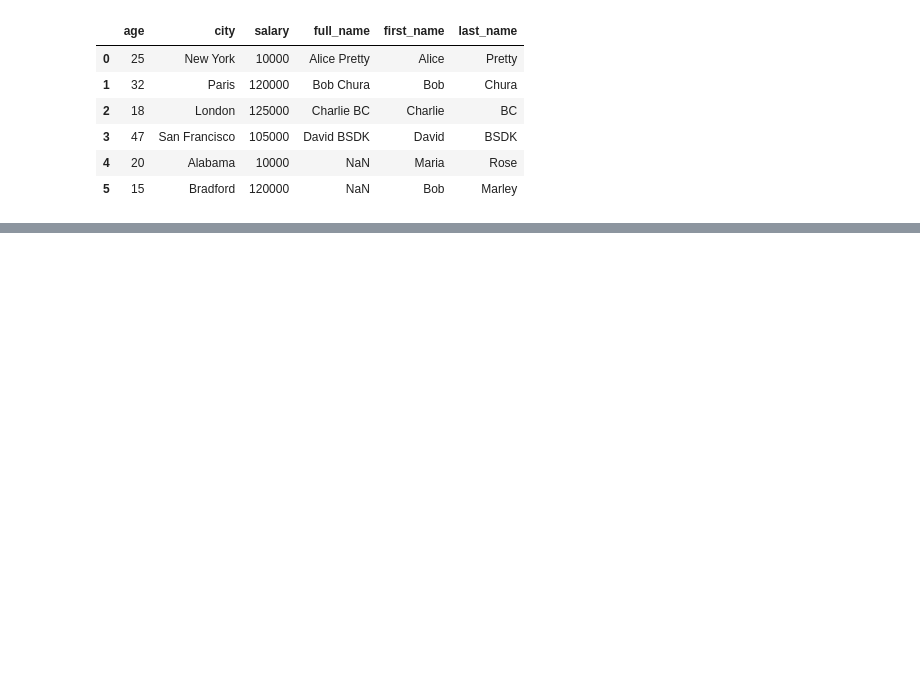
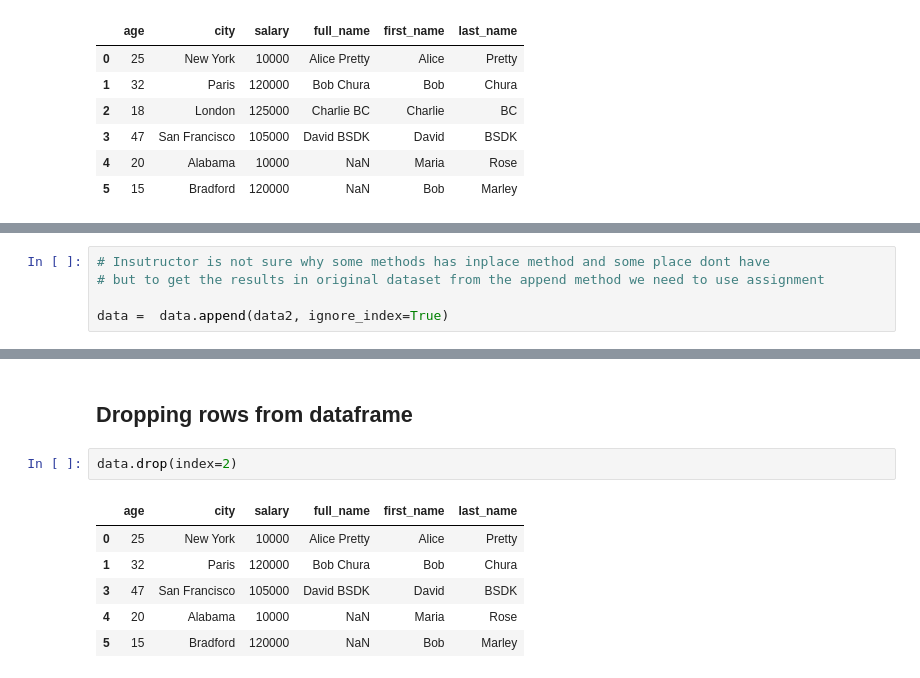
Before and after one commit to TechieBalu/Guide-To-Advance-Python-Concepts, a Jupyter notebook: Pandas by Corey Schafer/6- Add Remove Rows and Column from DataFrame.ipynb, the cells around one changed output, grey strips where cells are left out. Saved outputs shown, nothing was run; the diff lists cells and outputs as text; blank space fills up the shorter version.

Commit message:
dropping value on condition

```diff
--- a/Pandas by Corey Schafer/6- Add Remove Rows and Column from DataFrame.ipynb
+++ b/Pandas by Corey Schafer/6- Add Remove Rows and Column from DataFrame.ipynb
@@ -150,0 +149,5 @@ data.append(data2, ignore_index=True)
+# %%
+# Insutructor is not sure why some methods has inplace method and some place dont have
+# but to get the results in original dataset from the append method we need to use assignment
+
+data =  data.append(data2, ignore_index=True)
@@ -150,0 +164,11 @@ data.append(data2, ignore_index=True)
+# %% [markdown]
+## Dropping rows from dataframe
+# %%
+data.drop(index=2)
+# %% [output]
+|  | age | city | salary | full_name | first_name | last_name |
+| 0 | 25 | New York | 10000 | Alice Pretty | Alice | Pretty |
+| 1 | 32 | Paris | 120000 | Bob Chura | Bob | Chura |
+| 3 | 47 | San Francisco | 105000 | David BSDK | David | BSDK |
+| 4 | 20 | Alabama | 10000 | NaN | Maria | Rose |
+| 5 | 15 | Bradford | 120000 | NaN | Bob | Marley |
```
Also changed, not shown: parts of 5 cells of this notebook.
